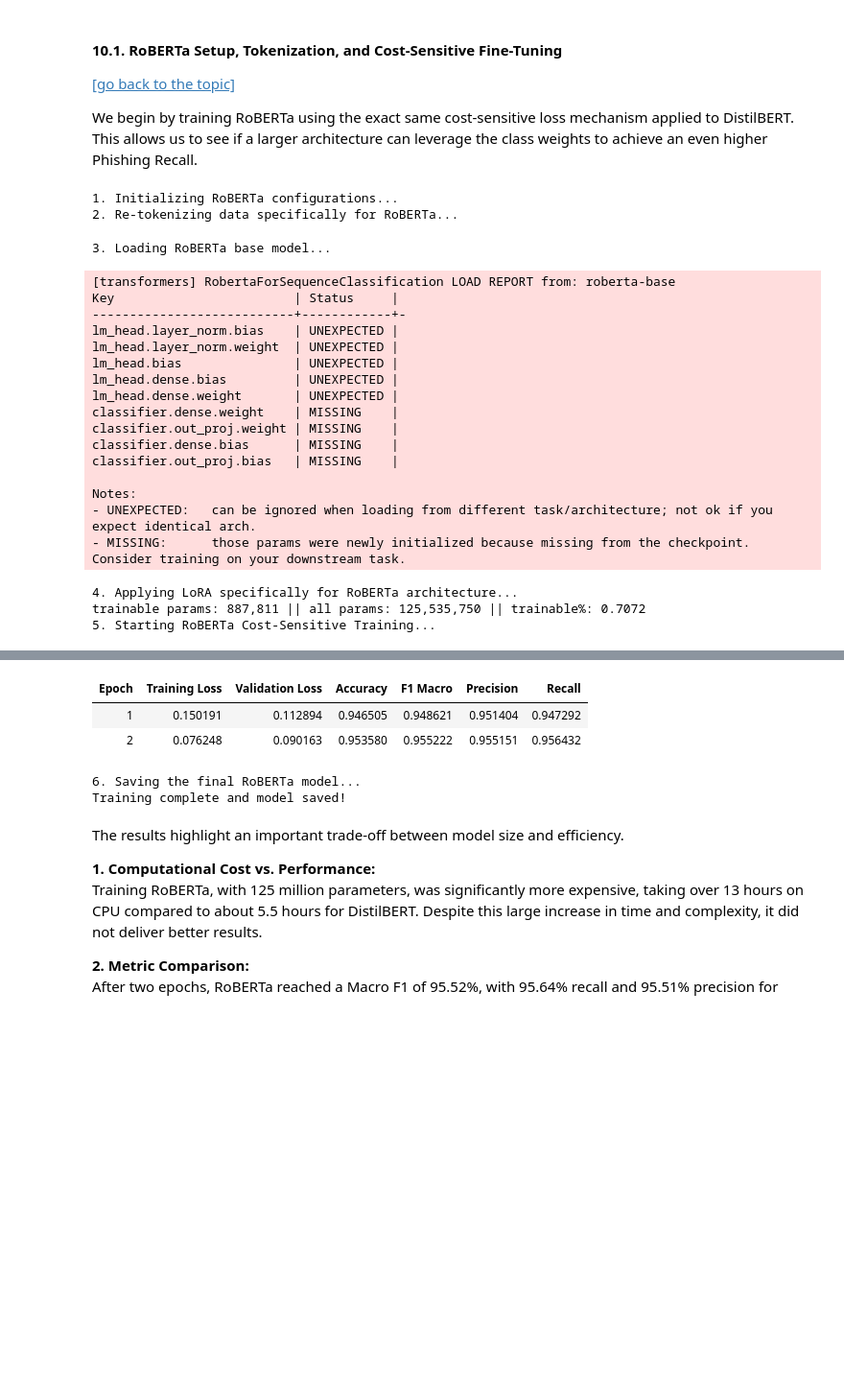
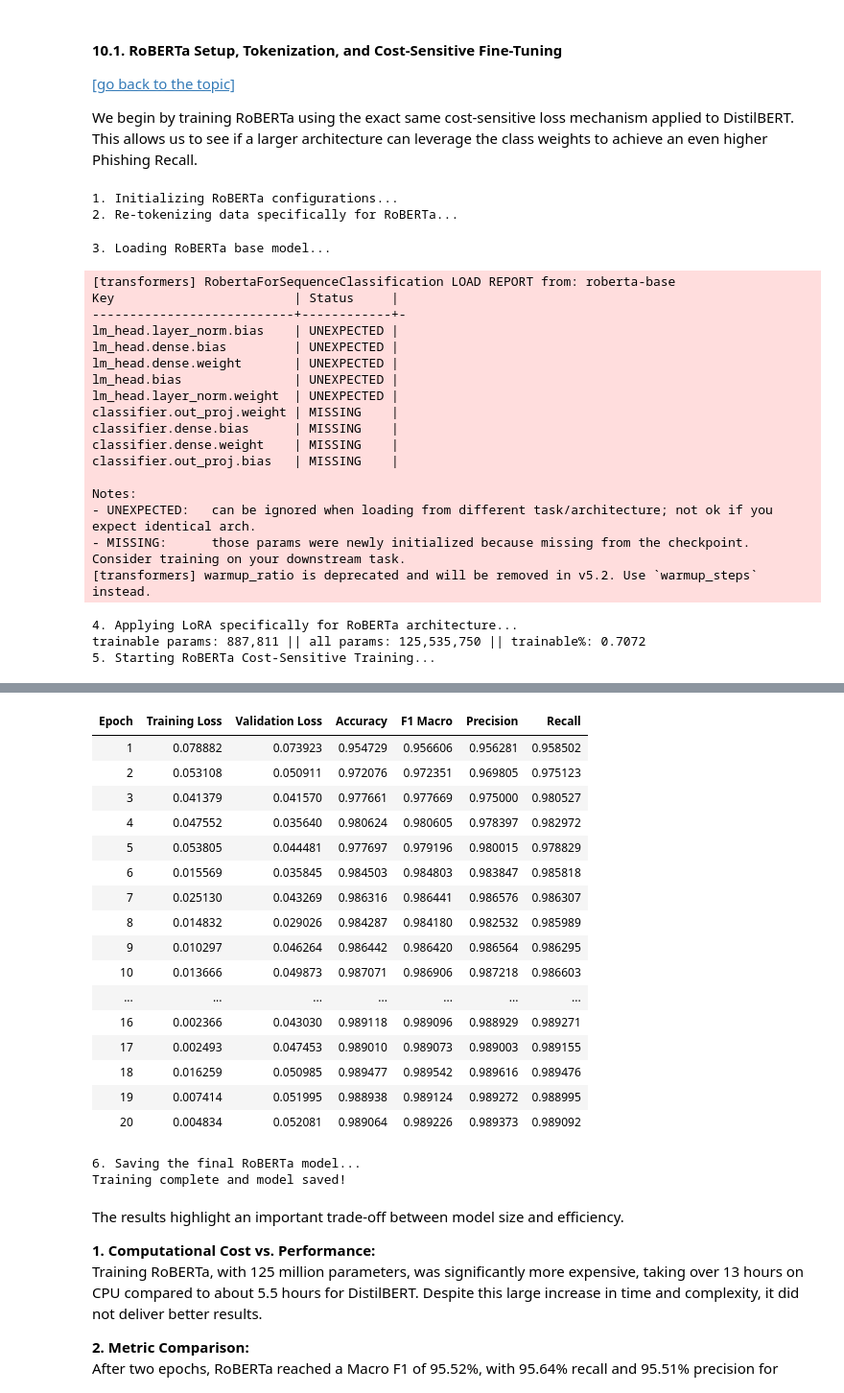
Before and after one commit to Alejandro-131004/Natural-Language-Processing, a Jupyter notebook: Project_2.ipynb, the cells around one changed output, grey strips where cells are left out. Shown at 96% size. Cells and saved outputs as stored; diff of their text form; code cells hidden in the pictures; blank space fills up the shorter version.

```diff
--- a/Project_2.ipynb
+++ b/Project_2.ipynb
@@ -159,8 +159,7 @@ print(f"Original Test Set Size (Untouched): {len(X_test)}")
 # 3. Stratified Subsampling of the Training Set for CPU viability (10% of training data)
 # We use train_test_split again purely as a sampling mechanism
 X_train_sub, _, y_train_sub, _ = train_test_split(
-    X_train_full, y_train_full,
-    train_size=0.10, # Keep only 10%
+    X_train_full, y_train_full,  # Keep only 80%
     random_state=42,
     stratify=y_train_full
 )
@@ -1017,17 +1066,16 @@ roberta_tokenizer = AutoTokenizer.from_pretrained(roberta_checkpoint)
 roberta_collator = DataCollatorWithPadding(tokenizer=roberta_tokenizer)
 
 print("2. Re-tokenizing data specifically for RoBERTa...")
-# We must use the original text splits because RoBERTa's vocabulary differs from DistilBERT
-df = pd.read_csv('data/df_preprocessed_final.csv').dropna(subset=['text', 'label'])
-X = df['text'].astype(str)
-y = df['label'].astype(int)
+df = pd.read_csv("data/df_preprocessed_final.csv").dropna(subset=["text", "label"])
+X = df["text"].astype(str)
+y = df["label"].astype(int)
 
 X_train_full, X_test, y_train_full, y_test = train_test_split(X, y, test_size=0.2, random_state=42, stratify=y)
-X_train_sub, _, y_train_sub, _ = train_test_split(X_train_full, y_train_full, train_size=0.10, random_state=42, stratify=y_train_full)
+X_train_sub, _, y_train_sub, _ = train_test_split(X_train_full, y_train_full, train_size=0.80, random_state=42, stratify=y_train_full)
 
 roberta_dataset = DatasetDict({
-    'train': Dataset.from_dict({'text': X_train_sub.values, 'label': y_train_sub.values}),
-    'test': Dataset.from_dict({'text': X_test.values, 'label': y_test.values})
+    "train": Dataset.from_dict({"text": X_train_sub.values, "label": y_train_sub.values}),
+    "test": Dataset.from_dict({"text": X_test.values, "label": y_test.values})
 })
 
 def roberta_tokenize(examples):
@@ -1043,7 +1091,6 @@ roberta_base = AutoModelForSequenceClassification.from_pretrained(
 )
 
 print("4. Applying LoRA specifically for RoBERTa architecture...")
-# CRITICAL DIFFERENCE: RoBERTa attention layers are named 'query' and 'value', NOT 'q_lin' and 'v_lin'
 roberta_lora_config = LoraConfig(
     task_type=TaskType.SEQ_CLS,
     r=8,
@@ -1056,36 +1103,40 @@ roberta_lora_config = LoraConfig(
 roberta_model = get_peft_model(roberta_base, roberta_lora_config)
 roberta_model.print_trainable_parameters()
 
-# Using the same Cost-Sensitive Loss mechanism built previously
 class RobertaCostSensitiveTrainer(Trainer):
     def compute_loss(self, model, inputs, return_outputs=False, **kwargs):
         labels = inputs.pop("labels")
         outputs = model(**inputs)
         logits = outputs.logits
-        # Custom weights: heavily penalize missed Phishing
         weights = torch.tensor([1.2, 4.0, 0.3], device=model.device, dtype=torch.float32)
-        loss_fct = nn.CrossEntropyLoss(weight=weights)
+        loss_fct = torch.nn.CrossEntropyLoss(weight=weights)
         loss = loss_fct(logits.view(-1, self.model.config.num_labels), labels.view(-1))
         return (loss, outputs) if return_outputs else loss
 
 def compute_metrics(pred):
     labels = pred.label_ids
     preds = pred.predictions.argmax(-1)
-    precision, recall, f1, _ = precision_recall_fscore_support(labels, preds, average='macro', zero_division=0)
+    precision, recall, f1, _ = precision_recall_fscore_support(labels, preds, average="macro", zero_division=0)
     acc = accuracy_score(labels, preds)
-    return {'accuracy': acc, 'f1_macro': f1, 'precision': precision, 'recall': recall}
+    return {"accuracy": acc, "f1_macro": f1, "precision": precision, "recall": recall}
 
 roberta_args = TrainingArguments(
     output_dir="./roberta-lora-phishing",
     learning_rate=2e-4,
-    per_device_train_batch_size=16,
-    per_device_eval_batch_size=16,
-    num_train_epochs=2,
+    per_device_train_batch_size=32,
+    per_device_eval_batch_size=32,
+    num_train_epochs=20,
     weight_decay=0.01,
-    eval_strategy="epoch", # updated to match newer Hugging Face versions
+    eval_strategy="epoch",
     save_strategy="epoch",
     load_best_model_at_end=True,
-    logging_steps=100,
+    logging_steps=50,
+    fp16=True,
+    dataloader_num_workers=4,
+    dataloader_pin_memory=True,
+    warmup_ratio=0.1,
+    lr_scheduler_type="cosine",
+    report_to="none",
 )
 
 roberta_trainer = RobertaCostSensitiveTrainer(
@@ -1112,18 +1163,19 @@ print("Training complete and model saved!")
 Key                        | Status     |
 ---------------------------+------------+-
 lm_head.layer_norm.bias    | UNEXPECTED |
-lm_head.layer_norm.weight  | UNEXPECTED |
-lm_head.bias               | UNEXPECTED |
 lm_head.dense.bias         | UNEXPECTED |
 lm_head.dense.weight       | UNEXPECTED |
-classifier.dense.weight    | MISSING    |
+lm_head.bias               | UNEXPECTED |
+lm_head.layer_norm.weight  | UNEXPECTED |
 classifier.out_proj.weight | MISSING    |
 classifier.dense.bias      | MISSING    |
+classifier.dense.weight    | MISSING    |
 classifier.out_proj.bias   | MISSING    |
 
 Notes:
 - UNEXPECTED:   can be ignored when loading from different task/architecture; not ok if you expect identical arch.
 - MISSING:      those params were newly initialized because missing from the checkpoint. Consider training on your downstream task.
+[transformers] warmup_ratio is deprecated and will be removed in v5.2. Use `warmup_steps` instead.
 4. Applying LoRA specifically for RoBERTa architecture...
 trainable params: 887,811 || all params: 125,535,750 || trainable%: 0.7072
 5. Starting RoBERTa Cost-Sensitive Training...
@@ -1131,6 +1183,20 @@ trainable params: 887,811 || all params: 125,535,750 || trainable%: 0.7072
 | Epoch | Training Loss | Validation Loss | Accuracy | F1 Macro | Precision | Recall |
-| 1 | 0.150191 | 0.112894 | 0.946505 | 0.948621 | 0.951404 | 0.947292 |
-| 2 | 0.076248 | 0.090163 | 0.953580 | 0.955222 | 0.955151 | 0.956432 |
+| 1 | 0.078882 | 0.073923 | 0.954729 | 0.956606 | 0.956281 | 0.958502 |
+| 2 | 0.053108 | 0.050911 | 0.972076 | 0.972351 | 0.969805 | 0.975123 |
+| 3 | 0.041379 | 0.041570 | 0.977661 | 0.977669 | 0.975000 | 0.980527 |
+| 4 | 0.047552 | 0.035640 | 0.980624 | 0.980605 | 0.978397 | 0.982972 |
+| 5 | 0.053805 | 0.044481 | 0.977697 | 0.979196 | 0.980015 | 0.978829 |
+| 6 | 0.015569 | 0.035845 | 0.984503 | 0.984803 | 0.983847 | 0.985818 |
+| 7 | 0.025130 | 0.043269 | 0.986316 | 0.986441 | 0.986576 | 0.986307 |
+| 8 | 0.014832 | 0.029026 | 0.984287 | 0.984180 | 0.982532 | 0.985989 |
+| 9 | 0.010297 | 0.046264 | 0.986442 | 0.986420 | 0.986564 | 0.986295 |
+| 10 | 0.013666 | 0.049873 | 0.987071 | 0.986906 | 0.987218 | 0.986603 |
+| ... | ... | ... | ... | ... | ... | ... |
+| 16 | 0.002366 | 0.043030 | 0.989118 | 0.989096 | 0.988929 | 0.989271 |
+| 17 | 0.002493 | 0.047453 | 0.989010 | 0.989073 | 0.989003 | 0.989155 |
+| 18 | 0.016259 | 0.050985 | 0.989477 | 0.989542 | 0.989616 | 0.989476 |
+| 19 | 0.007414 | 0.051995 | 0.988938 | 0.989124 | 0.989272 | 0.988995 |
+| 20 | 0.004834 | 0.052081 | 0.989064 | 0.989226 | 0.989373 | 0.989092 |
 6. Saving the final RoBERTa model...
 Training complete and model saved!
 # %% [markdown]
```
Also changed, not shown: parts of 22 cells of this notebook.
